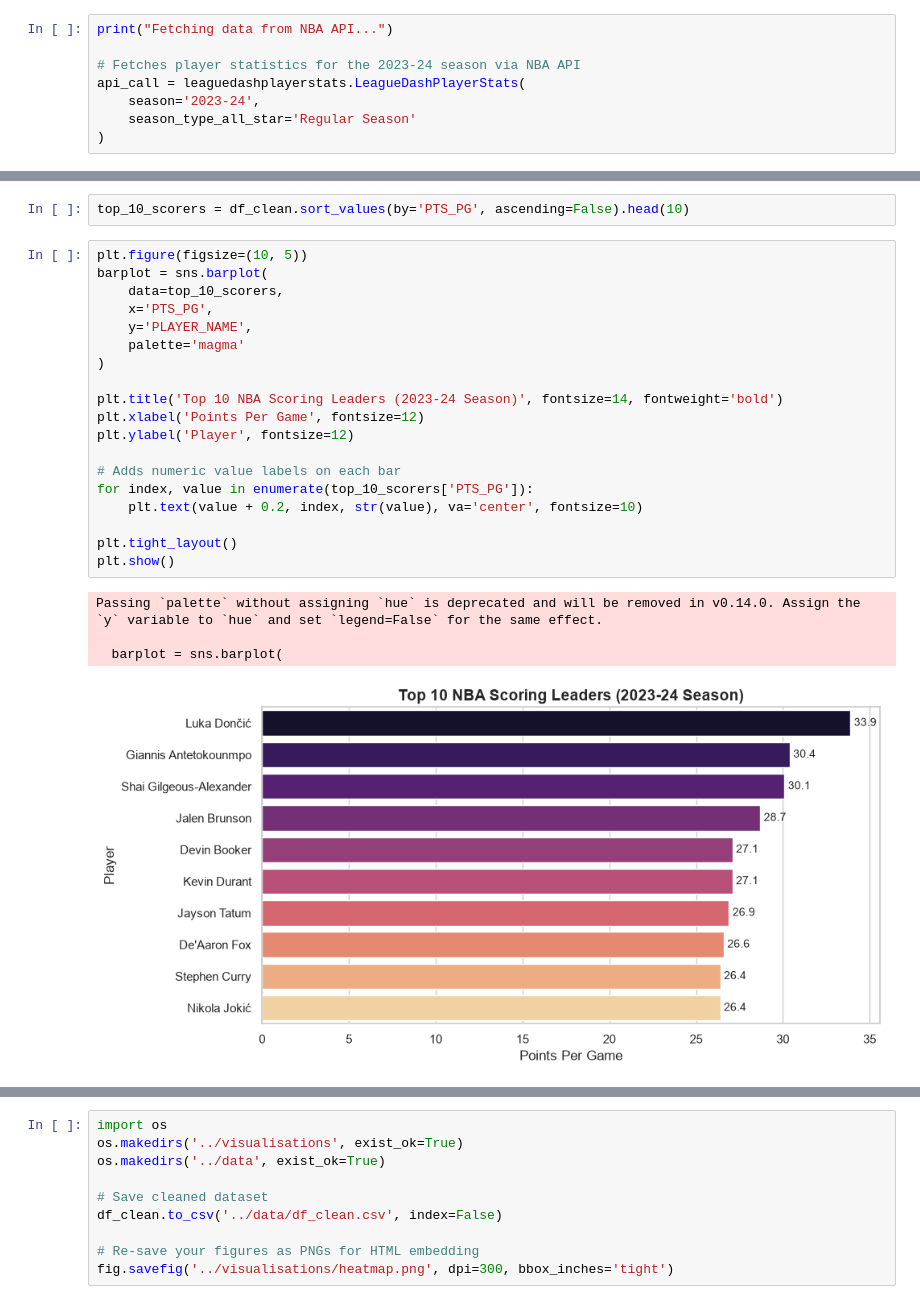
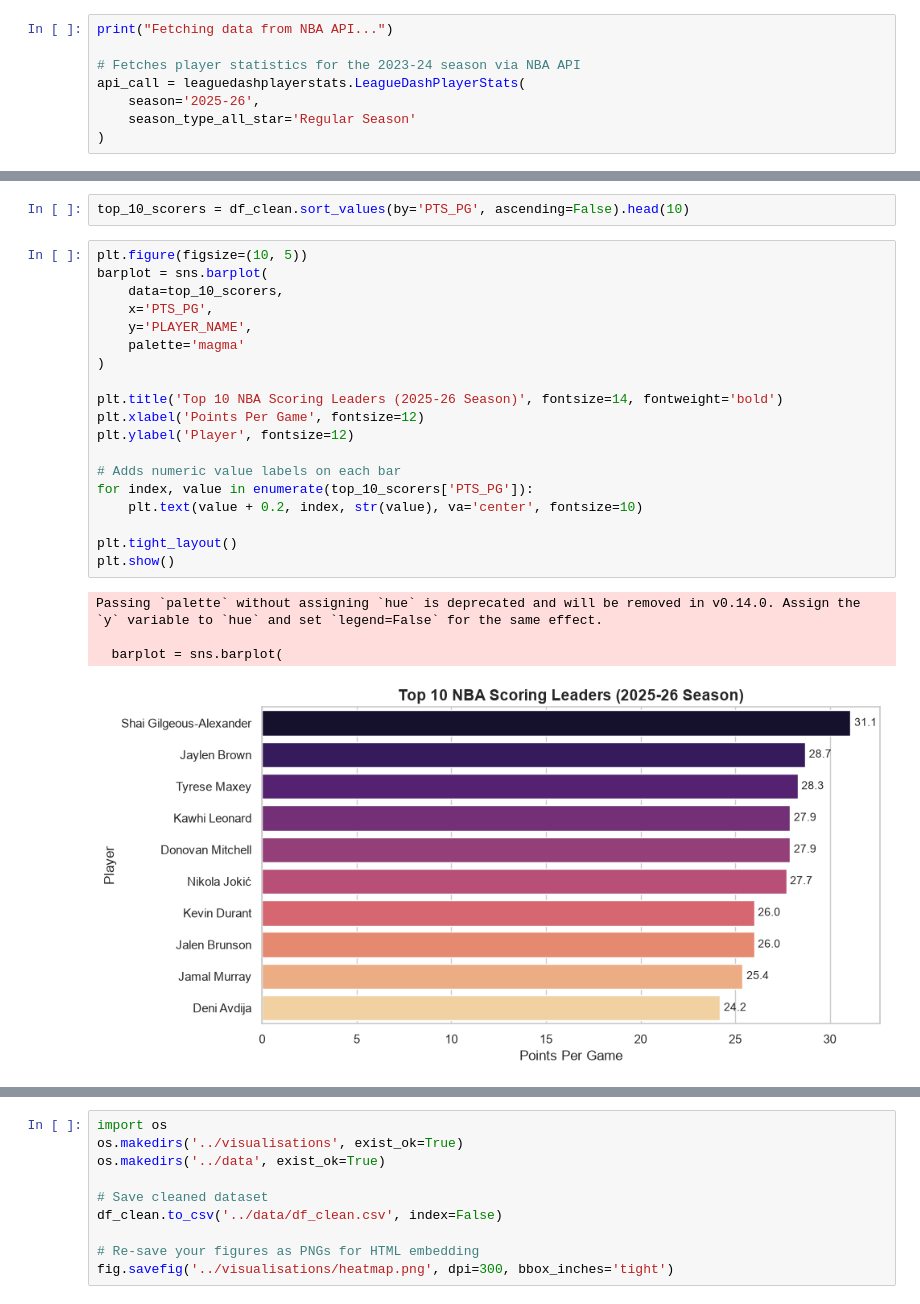
Before and after one commit to ijoshi1uncc/data-science-portfolio, a Jupyter notebook: projects/nba-mvp-prediction/DTSC Project.ipynb, the cells around one changed output, grey strips where cells are left out. Saved outputs shown, nothing was run; the diff lists cells and outputs as text.

```diff
--- a/projects/nba-mvp-prediction/DTSC Project.ipynb
+++ b/projects/nba-mvp-prediction/DTSC Project.ipynb
@@ -44,7 +44,7 @@ print("Fetching data from NBA API...")
 
 # Fetches player statistics for the 2023-24 season via NBA API
 api_call = leaguedashplayerstats.LeagueDashPlayerStats(
-    season='2023-24',
+    season='2025-26',
     season_type_all_star='Regular Season'
 )
 # %% [output]
@@ -129,27 +128,27 @@ top_10_scorers = df_clean.sort_values(by='PTS_PG', ascending=False).head(10)
 # %%
 plt.figure(figsize=(10, 5))
 barplot = sns.barplot(
     data=top_10_scorers,
     x='PTS_PG',
     y='PLAYER_NAME',
     palette='magma'
 )
 
-plt.title('Top 10 NBA Scoring Leaders (2023-24 Season)', fontsize=14, fontweight='bold')
+plt.title('Top 10 NBA Scoring Leaders (2025-26 Season)', fontsize=14, fontweight='bold')
 plt.xlabel('Points Per Game', fontsize=12)
 plt.ylabel('Player', fontsize=12)
 
 # Adds numeric value labels on each bar
 for index, value in enumerate(top_10_scorers['PTS_PG']):
     plt.text(value + 0.2, index, str(value), va='center', fontsize=10)
 
 plt.tight_layout()
 plt.show()
 # %% [output]
 Passing `palette` without assigning `hue` is deprecated and will be removed in v0.14.0. Assign the `y` variable to `hue` and set `legend=False` for the same effect.
 
   barplot = sns.barplot(
-[figure, old version]
+[figure, new version]
 # %%
 fig, ax = plt.subplots(figsize=(11, 6))
 
```
Also changed, not shown: parts of 5 cells of this notebook.
